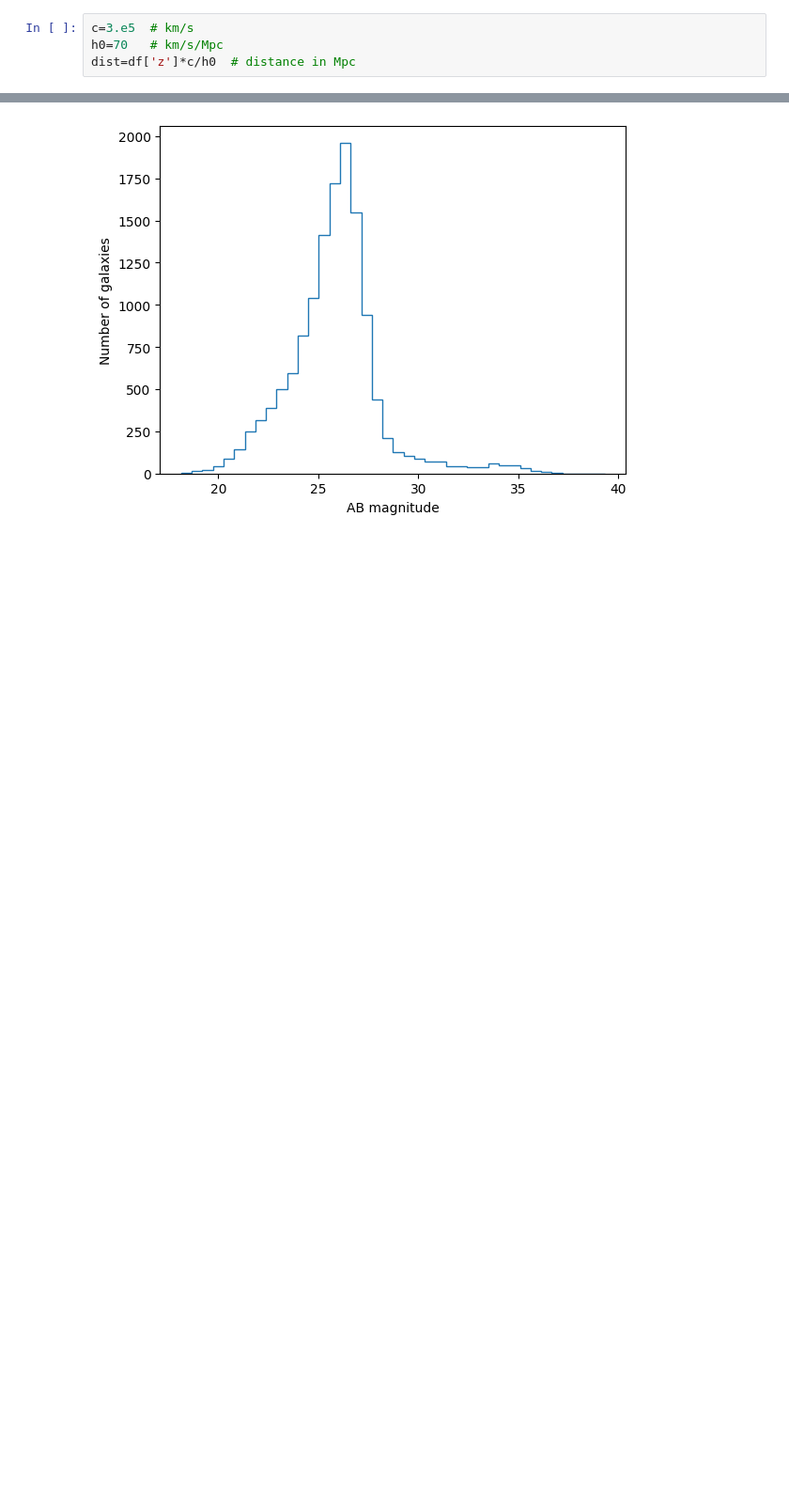
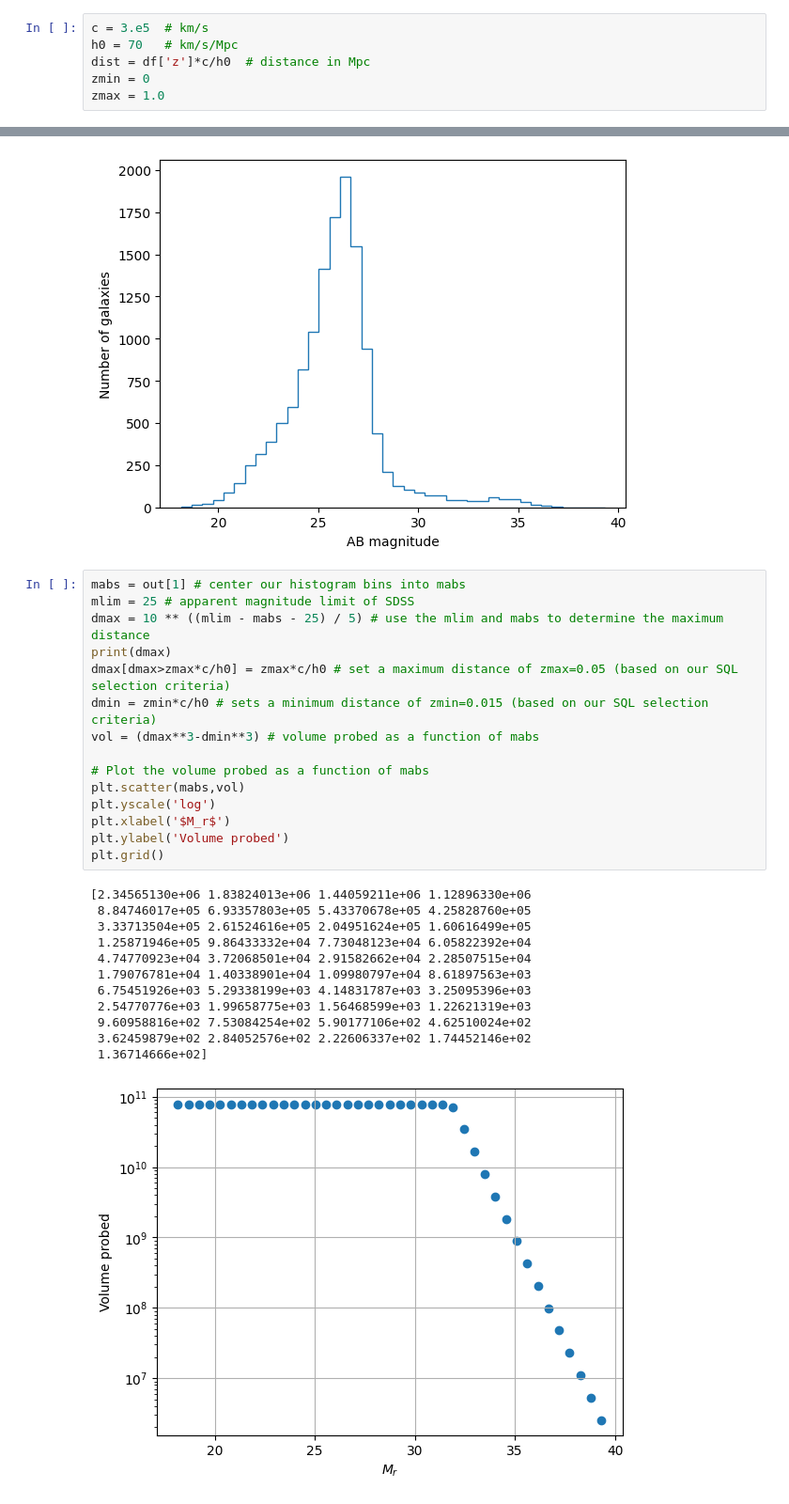
Before and after one commit to daniel-lyon/MPhil-Code, a Jupyter notebook: LUMFUNCS/testing.ipynb, the cells around one changed output, grey strips where cells are left out. Shown at 94% size. Drawn from its saved outputs; the diff is of its cells as text; blank space fills up the shorter version.

```diff
--- a/LUMFUNCS/testing.ipynb
+++ b/LUMFUNCS/testing.ipynb
@@ -8,9 +8,11 @@ data = pd.read_csv('../DATA/ZFOURGE/CDFS/CDFS_MAIN.csv')
 df = pd.DataFrame(data) # 30,911 galaxies
 df = df[df['Use'] == 1] # 13,299 galaxies
 # %%
-c=3.e5  # km/s
-h0=70   # km/s/Mpc
-dist=df['z']*c/h0  # distance in Mpc
+c = 3.e5  # km/s
+h0 = 70   # km/s/Mpc
+dist = df['z']*c/h0  # distance in Mpc
+zmin = 0
+zmax = 1.0
 # %%
 frest = df['FK']
 rab = 25 - 2.5*np.log10(frest) # AB magnitude
@@ -36,3 +38,31 @@ plt.ylabel('Number of galaxies')
 # %% [output]
 Text(0, 0.5, 'Number of galaxies')
 [figure]
+# %%
+mabs = out[1] # center our histogram bins into mabs
+mlim = 25 # apparent magnitude limit of SDSS
+dmax = 10 ** ((mlim - mabs - 25) / 5) # use the mlim and mabs to determine the maximum distance
+print(dmax)
+dmax[dmax>zmax*c/h0] = zmax*c/h0 # set a maximum distance of zmax=0.05 (based on our SQL selection criteria)
+dmin = zmin*c/h0 # sets a minimum distance of zmin=0.015 (based on our SQL selection criteria)
+vol = (dmax**3-dmin**3) # volume probed as a function of mabs
+
+# Plot the volume probed as a function of mabs
+plt.scatter(mabs,vol)
+plt.yscale('log')
+plt.xlabel('$M_r$')
+plt.ylabel('Volume probed')
+plt.grid()
+# %% [output]
+[2.34565130e+06 1.83824013e+06 1.44059211e+06 1.12896330e+06
+ 8.84746017e+05 6.93357803e+05 5.43370678e+05 4.25828760e+05
+ 3.33713504e+05 2.61524616e+05 2.04951624e+05 1.60616499e+05
+ 1.25871946e+05 9.86433332e+04 7.73048123e+04 6.05822392e+04
+ 4.74770923e+04 3.72068501e+04 2.91582662e+04 2.28507515e+04
+ 1.79076781e+04 1.40338901e+04 1.09980797e+04 8.61897563e+03
+ 6.75451926e+03 5.29338199e+03 4.14831787e+03 3.25095396e+03
+ 2.54770776e+03 1.99658775e+03 1.56468599e+03 1.22621319e+03
+ 9.60958816e+02 7.53084254e+02 5.90177106e+02 4.62510024e+02
+ 3.62459879e+02 2.84052576e+02 2.22606337e+02 1.74452146e+02
+ 1.36714666e+02]
+[figure, added]
```
Also changed, not shown: 3 other files.
